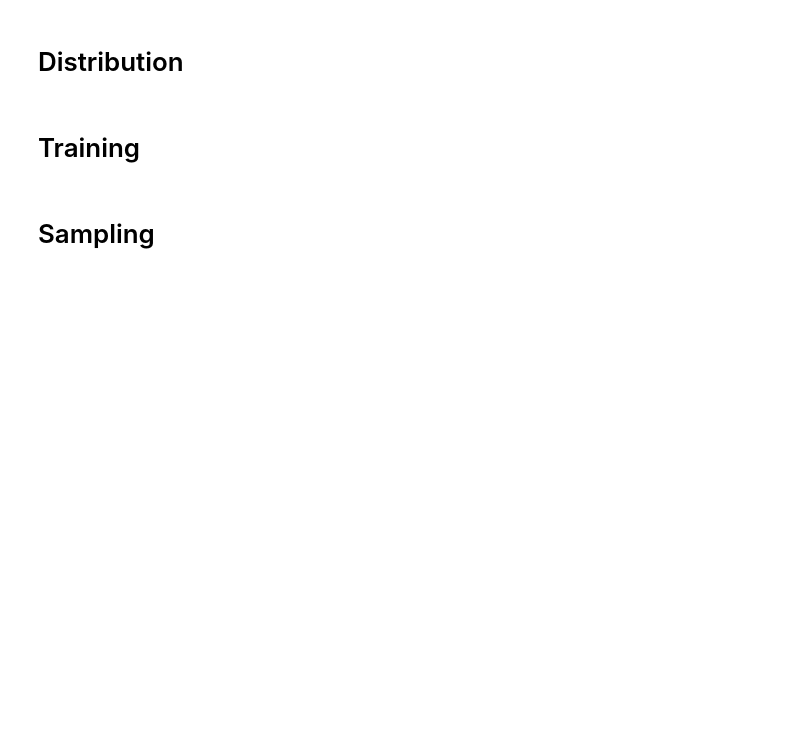
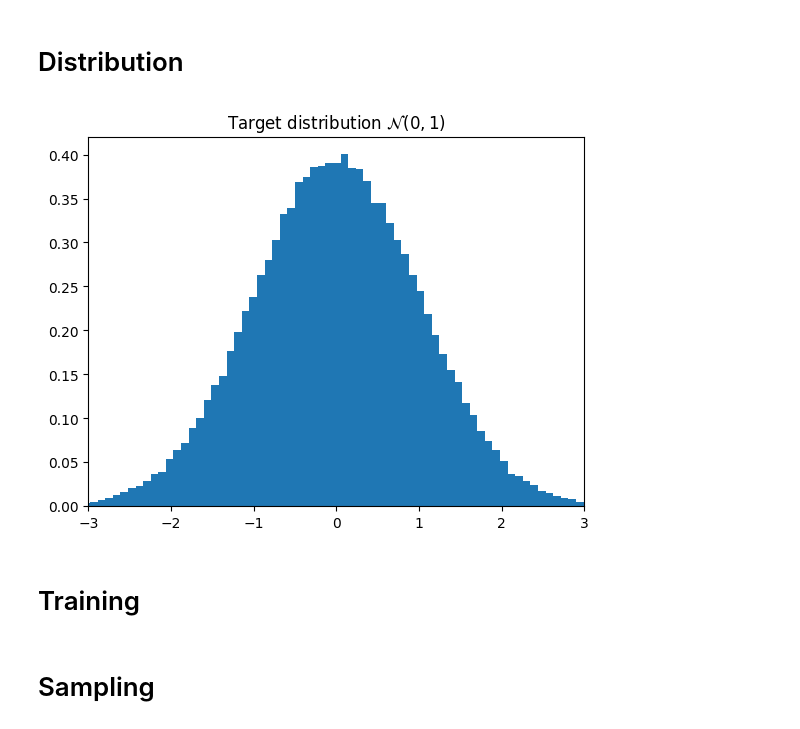
Before and after one commit to facebookresearch/flow_matching, a Jupyter notebook: examples/standalone_normal_flow_matching.ipynb, the cells around one changed output. Cells and saved outputs as stored; diff of their text form; code cells hidden in the pictures; blank space fills up the shorter version.

```diff
--- a/examples/standalone_normal_flow_matching.ipynb
+++ b/examples/standalone_normal_flow_matching.ipynb
@@ -25,11 +25,13 @@ class Flow(nn.Module):
 # %% [markdown]
 # Distribution
 # %%
-samples = torch.randn(1000, 1)
-plt.hist(samples.numpy(), bins=30, density=True)
+samples = torch.randn(100000, 1)
+plt.hist(samples.numpy(), bins=100, density=True)
 plt.title("Target distribution $\mathcal{N}(0, 1)$")
 plt.xlim(-3, 3)
 plt.show()
+# %% [output]
+[figure, added]
 # %% [markdown]
 # Training
 # %%
```
Also changed, not shown: parts of 3 cells of this notebook, 2 other files.
